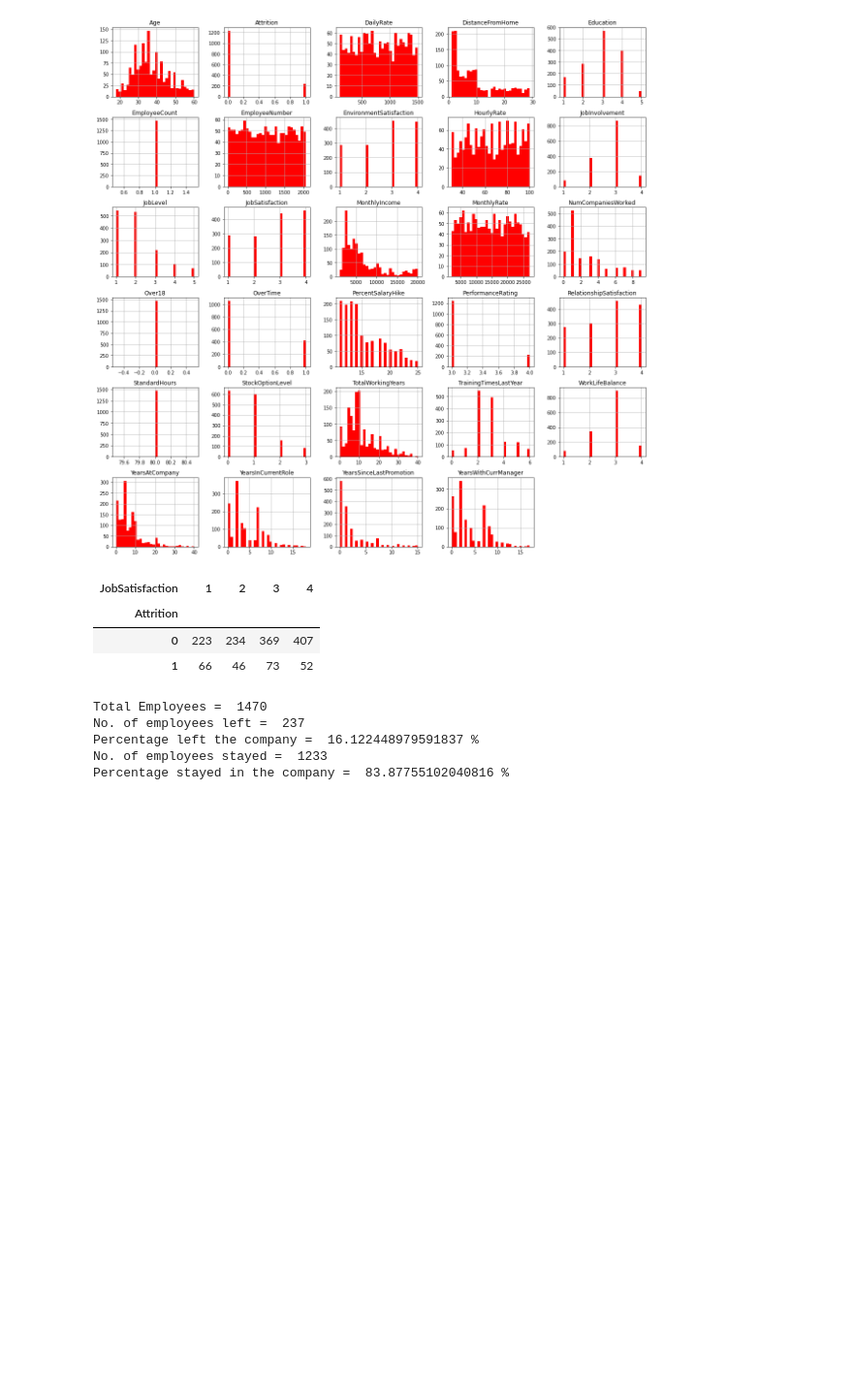
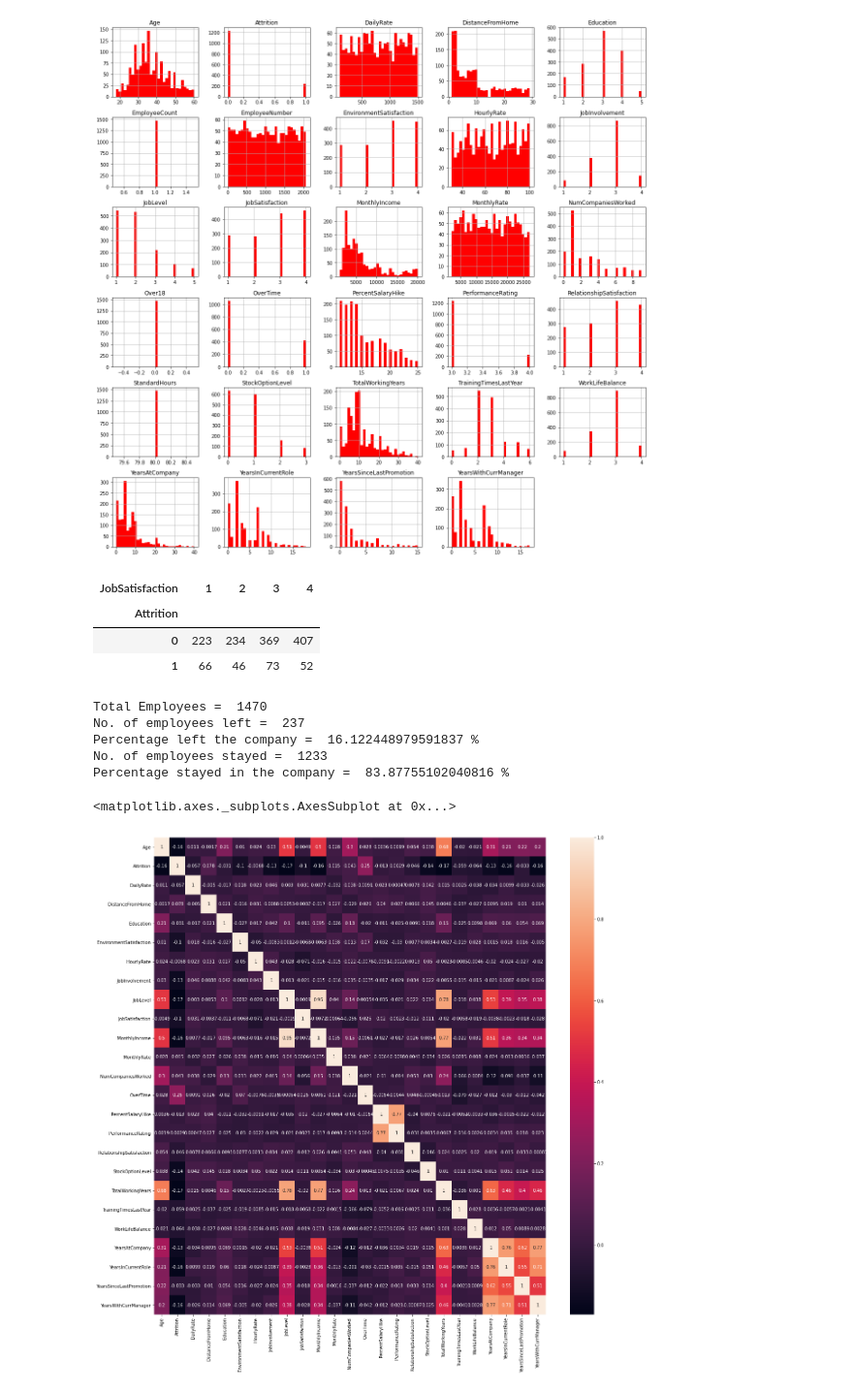
Before and after one commit to Priyo-prog/Human-Resource-Department, a Jupyter notebook: Human_Resource_Department.ipynb, the cells around one changed output. Shown: that part at 97% size. Cells and saved outputs as stored; diff of their text form; code cells hidden in the pictures; blank space fills up the shorter version.

```diff
--- a/Human_Resource_Department.ipynb
+++ b/Human_Resource_Department.ipynb
@@ -133,3 +133,11 @@ No. of employees left =  237
 Percentage left the company =  16.122448979591837 %
 No. of employees stayed =  1233
 Percentage stayed in the company =  83.87755102040816 %
+# %%
+# Let us find out the correlation between all the columns of the dataset
+correlations = employee_df.corr()
+f, ax = plt.subplots(figsize=(20,20))
+sns.heatmap(correlations, annot=True)
+# %% [output]
+<matplotlib.axes._subplots.AxesSubplot at 0x...>
+[figure, added]
```
Also changed, not shown: parts of 4 cells of this notebook.
